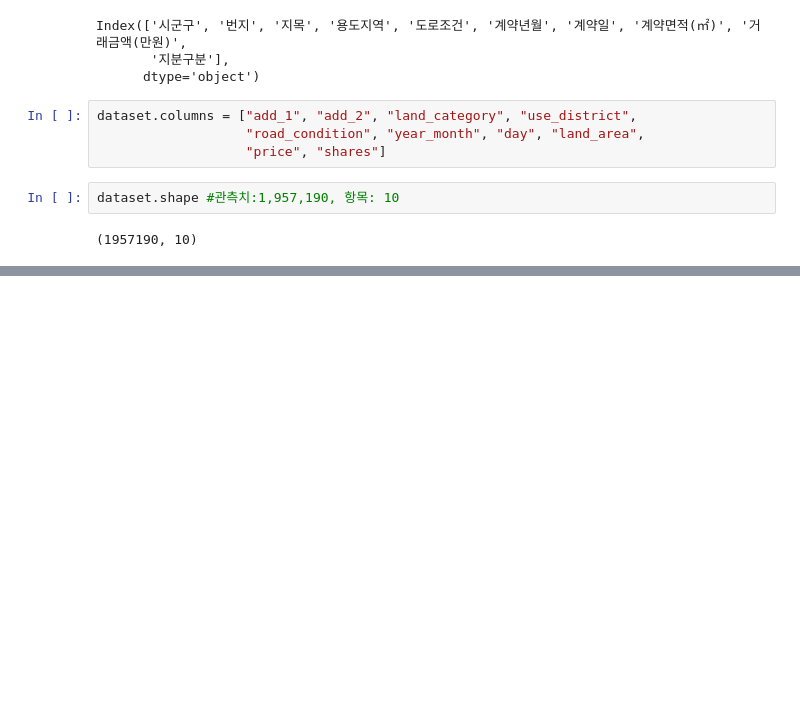
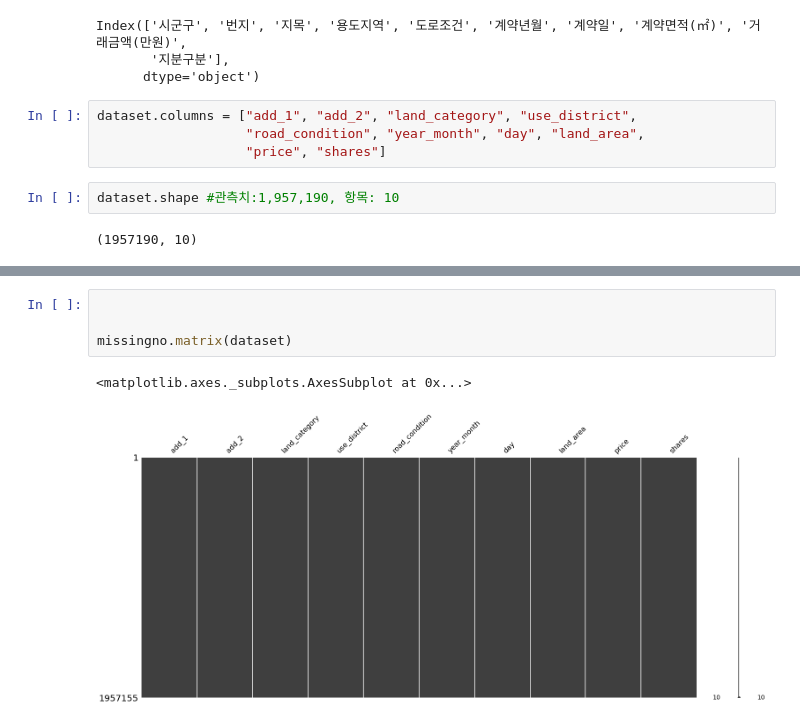
Before and after one commit to Choah/Public_data_EDA, a Jupyter notebook: 06_EDA_LAND.ipynb, the cells around one changed output, grey strips where cells are left out. Saved outputs shown, nothing was run; the diff lists cells and outputs as text; blank space fills up the shorter version.

```diff
--- a/06_EDA_LAND.ipynb
+++ b/06_EDA_LAND.ipynb
@@ -75,0 +323,7 @@ dataset.tail()
+# %%
+
+
+missingno.matrix(dataset)
+# %% [output]
+<matplotlib.axes._subplots.AxesSubplot at 0x...>
+[figure, added]
```
Also changed, not shown: parts of 23 cells of this notebook.
